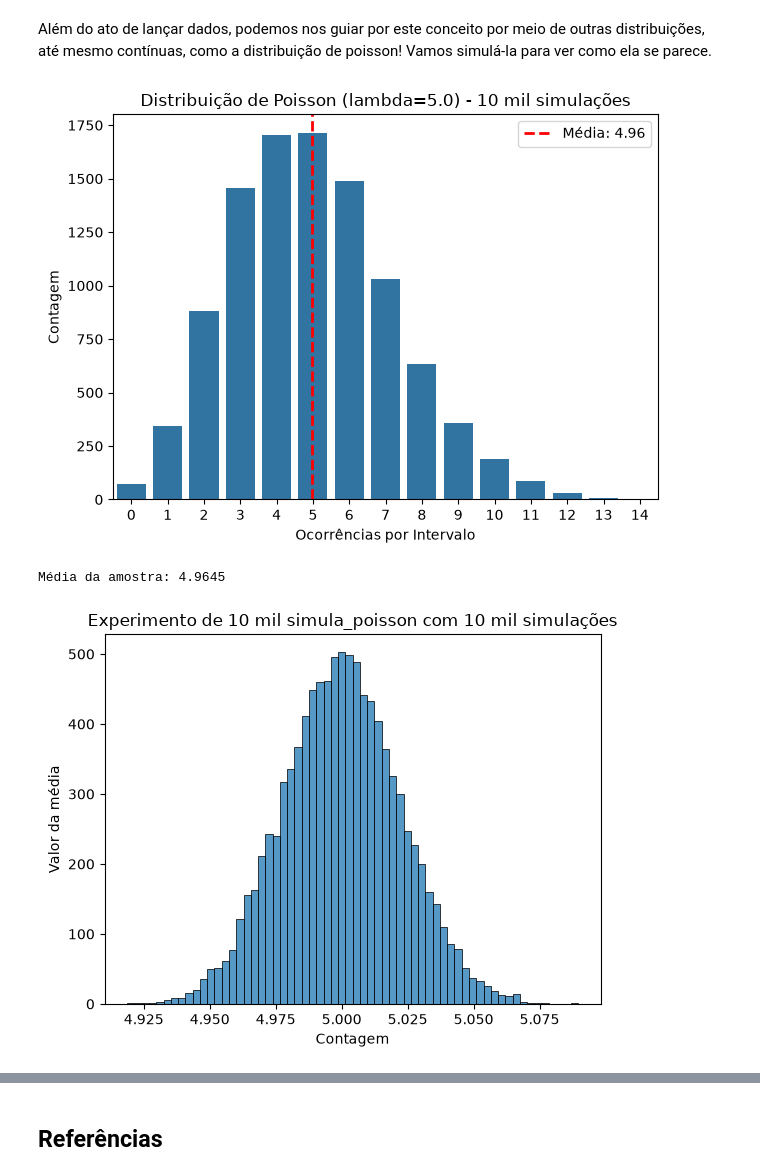
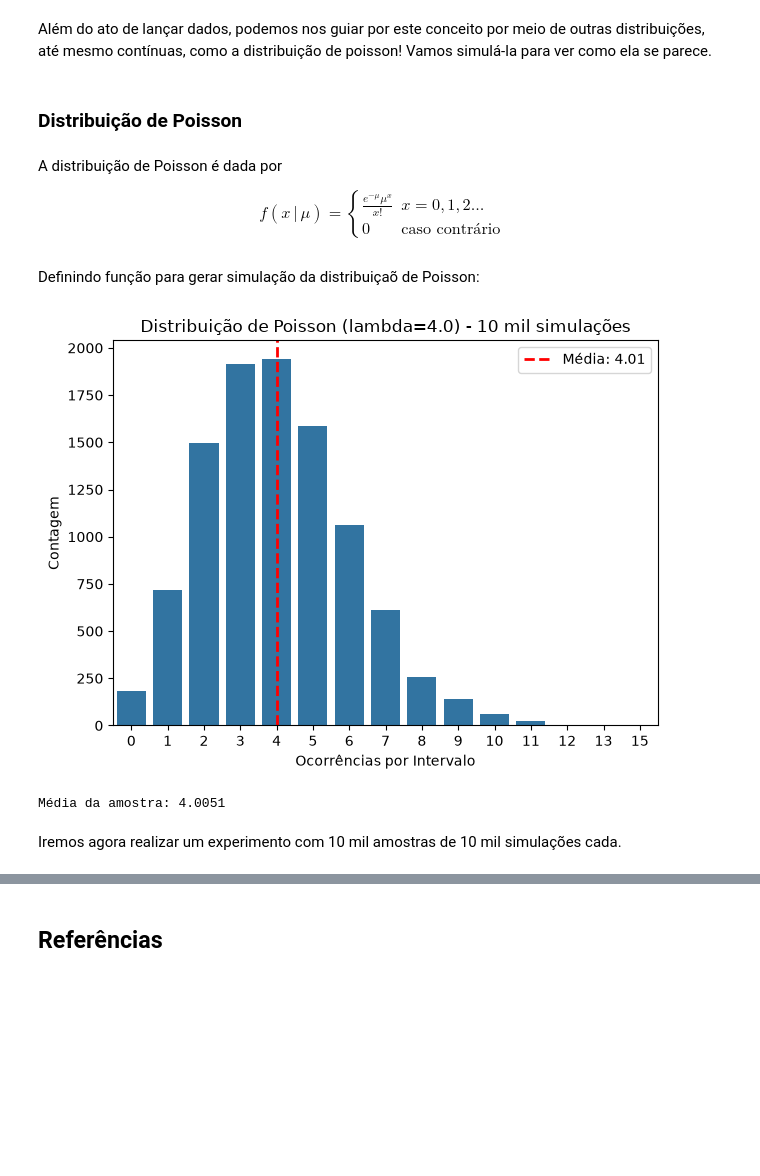
Before and after one commit to cg-oc/statistics, a Jupyter notebook: 9.2_teorema_limite_central/tlc.ipynb, the cells around one changed output, grey strips where cells are left out. Drawn from its saved outputs; the diff is of its cells as text; code cells hidden in the pictures; blank space fills up the shorter version.

```diff
--- a/9.2_teorema_limite_central/tlc.ipynb
+++ b/9.2_teorema_limite_central/tlc.ipynb
@@ -123,7 +138,7 @@ De primeira, isso de fato é muita informação para compreender bem! Vamos cons
 # %% [markdown]
 A distribuição populacional é aquela que rege as amostras — que podem ser simulações ou eventos naturais, como o lançamento de dados! Nesse contexto, $X_i$ é represetnado pelo resultado do dado. Em um dado honesto, cada resultado é equiprovável, logo, em um dado de 6 faces, cada face tem $\dfrac{1}{6}$ de probabilidade. Vamos realizar e visualizar simulações!
 # %%
-def lanca_dados(num_lancamentos: int, pesos=None, mostra_fig=False) -> float:
+def simula_dados(num_lancamentos: int, pesos=None, mostra_fig=False) -> float:
     """Retorna média de resultados de N lançamentos de 1 dado."""
 
     faces = np.arange(1, 7)
@@ -149,5 +164,5 @@ def lanca_dados(num_lancamentos: int, pesos=None, mostra_fig=False) -> float:
 
     return x.mean()
 
-media = lanca_dados(10_000, mostra_fig=True)
+media = simula_dados(10_000, mostra_fig=True)
 # %% [output]
@@ -234,0 +276,17 @@ tece? Explique por que o teorema não se aplica nesse caso.
+# %%
+NUM_GRAFICOS = 5
+fig, eixos = plt.subplots(1, NUM_GRAFICOS, figsize=(18, 5))
+
+lista_num_simulacoes = (1, 2, 5, 30, 500)
+
+for i in range(NUM_GRAFICOS):
+    experimento(
+        simula_dados,
+        num_simulacoes=lista_num_simulacoes[i],
+        tamanho_amostragem=1_000,
+        ax=eixos[i],
+        pesos=pesos_viciados
+)
+
+plt.tight_layout()
+plt.show()
@@ -236,45 +309,49 @@ tece? Explique por que o teorema não se aplica nesse caso.
 ## Outras distribuições
 # %% [markdown]
 Além do ato de lançar dados, podemos nos guiar por este conceito por meio de outras distribuições, até mesmo contínuas, como a distribuição de poisson! Vamos simulá-la para ver como ela se parece.
+# %% [markdown]
+### Distribuição de Poisson
+# %% [markdown]
+A distribuição de Poisson é dada por
+
+$$
+f(x\,|\, \mu)=\begin{cases}
+\frac{e^{-\mu}\mu^x}{x!} & x=0,1,2\ldots\\
+0 & \textrm{caso contrário}
+\end{cases}
+$$
+# %% [markdown]
+Definindo função para gerar simulação da distribuiçaõ de Poisson:
 # %%
-import numpy as np
-import seaborn as sns
-import matplotlib.pyplot as plt
-
-def simula_poisson(num_lancamentos: int, lam=5.0, mostra_fig=False) -> float:
+def simula_poisson(num_simulacoes: int, lam=5.0, mostra_fig=False) -> float:
     """Simula N eventos de uma distribuição de Poisson e retorna a média."""
 
-    x = np.random.poisson(lam=lam, size=num_lancamentos)
+    x = np.random.poisson(lam=lam, size=num_simulacoes)
 
     if mostra_fig:
         plt.figure()
         # countplot ou histplot para variáveis discretas
         eixo = sns.countplot(x=x)
 
         eixo.axvline(x.mean() - x.min(), color="red", linestyle="--", linewidth=2, label=f"Média: {x.mean():.2f}")
         eixo.legend()
 
         eixo.set(
             ylabel="Contagem",
             xlabel="Ocorrências por Intervalo",
-            title=f"Distribuição de Poisson (lambda={lam}) - {num_lancamentos // 1_000} mil simulações"
+            title=f"Distribuição de Poisson (lambda={lam}) - {num_simulacoes // 1_000} mil simulações"
         )
         plt.tight_layout()
         plt.show()
 
     return x.mean()
 
 # 1. Testando a simulação individual
-media_poisson = simula_poisson(10_000, lam=5.0, mostra_fig=True)
+VAL_LAMBDA = 4.0
+media_poisson = simula_poisson(10_000, lam=VAL_LAMBDA, mostra_fig=True)
 print(f"Média da amostra: {media_poisson}")
 # %% [output]
-[figure, old version]
+[figure, new version]
-Média da amostra: 4.9645
+Média da amostra: 4.0051
-# %%
-experimento(
-    simula_poisson,
-    10_000,
-    10_000
-)
-# %% [output]
-[figure, removed]
+# %% [markdown]
+Iremos agora realizar um experimento com 10 mil amostras de 10 mil simulações cada.
```
Also changed, not shown: parts of 27 cells of this notebook.
